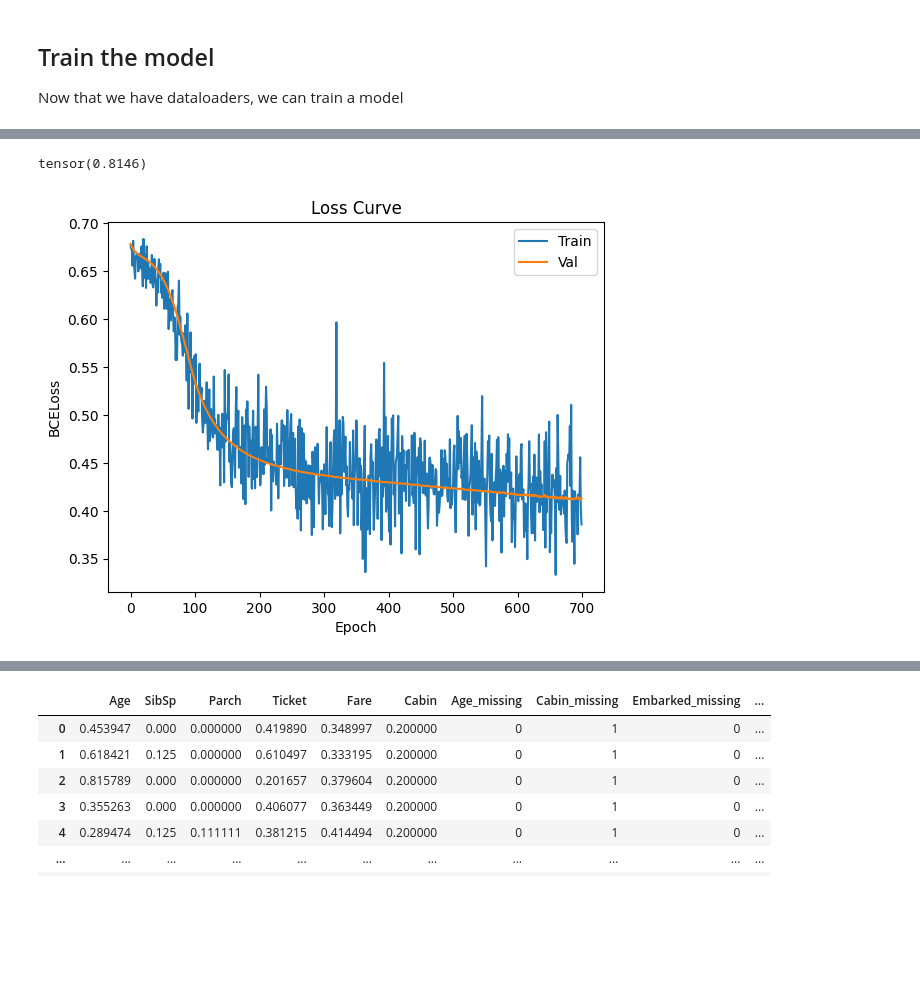
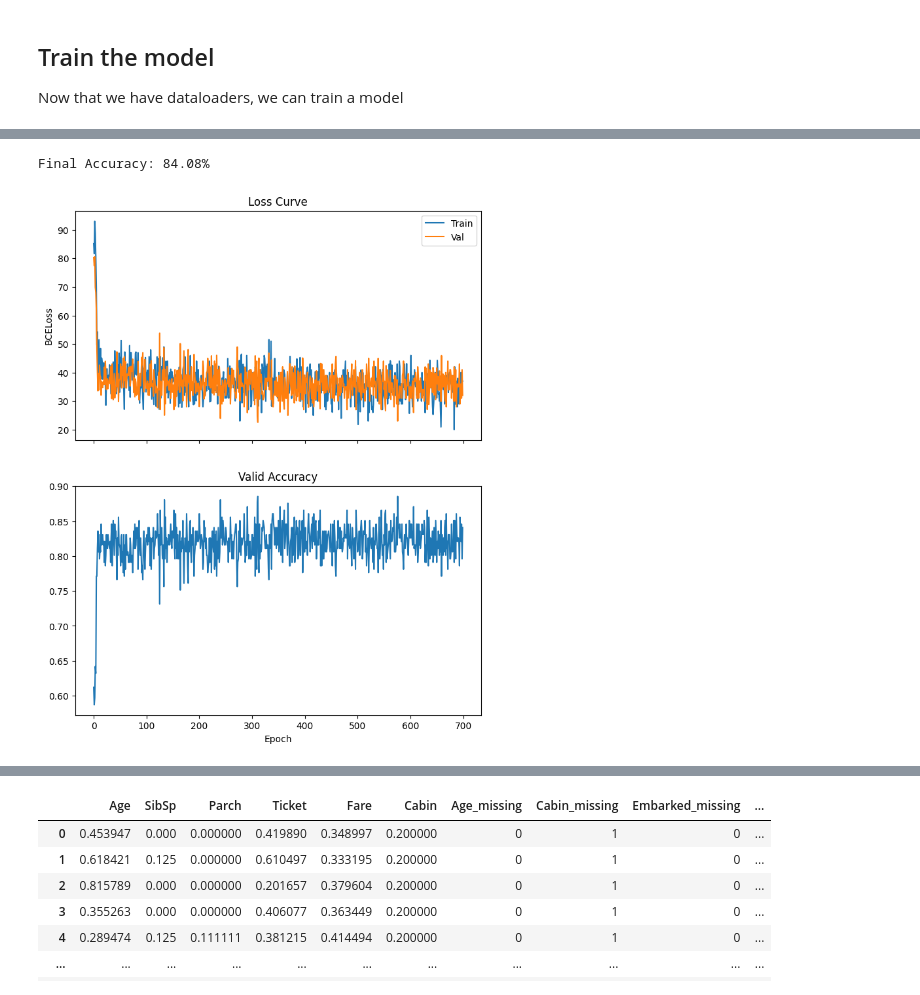
Before and after one commit to Daynil/course22, a Jupyter notebook: 04-titanic-experiments.ipynb, the cells around one changed output, grey strips where cells are left out. Cells and saved outputs as stored; diff of their text form; code cells hidden in the pictures; blank space fills up the shorter version.

Commit message:
multi class and regression model tested works

```diff
--- a/04-titanic-experiments.ipynb
+++ b/04-titanic-experiments.ipynb
@@ -271,3 +273,19 @@ df_clean
 ## Train the model
 
 Now that we have dataloaders, we can train a model
+# %%
+# For quicker iteration, all setup steps here
+df = pd.read_csv(path/"train.csv")
+df = normalize_data(clean_data(df))
+
+trn_split, val_split = fai_tab.RandomSplitter(seed=42)(df)
+train_dataloader = DataLoader(
+    TitanicDataset(df.iloc[trn_split, :]),
+    batch_size=256,
+    shuffle=True
+)
+val_dataloader = DataLoader(
+    TitanicDataset(df.iloc[trn_split, :]),
+    batch_size=256,
+    shuffle=True
+)
@@ -274,8 +310,7 @@ Now that we have dataloaders, we can train a model
 # %%
 # All but the target column are features
-num_features = len(df_clean.columns) - 1
+num_features = len(df.columns) - 1
 epochs = 700
-
 
 # More or less replicates fastai's 10, 10, but they seem to have other stuff
 # I don't know about yet, like BatchNorm1d and Dropout in addition to  Linear
@@ -289,7 +324,18 @@ model = torch.nn.Sequential(
     torch.nn.Sigmoid()
 )
 
-loss_fn = torch.nn.BCELoss()
+def loss_fn(Xb: torch.Tensor, yb: torch.Tensor):
+    """
+    Mean absolute error trains the model pretty much as well as BCELoss.
+    Takes many more epochs to train.
+    Changing mean to sum makes it train much faster with the same result.
+    However, final accuracy is more volatile than BCELoss (ranges from 75% - 85%)
+    """
+    # return (Xb - yb).abs().mean()
+    return (Xb - yb).abs().sum()
+
+# loss_fn = torch.nn.BCELoss()
+# loss_fn = manual_loss
 optim = torch.optim.SGD(model.parameters(), lr=0.05)
 # optim = torch.optim.AdamW(model.parameters(), lr=0.01)
 
@@ -302,41 +348,49 @@ def train_loop(Xb: torch.Tensor, yb: torch.Tensor):
     acc = ((preds > 0.5) == yb.unsqueeze(dim=1)).float().mean()
 
     loss.backward()
     optim.step()
     optim.zero_grad()
 
     return loss, acc
 
 def valid_loop(Xb: torch.Tensor, yb: torch.Tensor):
     preds = model(Xb)
     loss = loss_fn(preds, yb.view(-1,1))
     acc = ((preds > 0.5) == yb.unsqueeze(dim=1)).float().mean()
     return loss, acc
 
 
 for epoch in range(epochs):
     model.train()
     for Xb, yb in train_dataloader:
         loss, acc = train_loop(Xb, yb)
 
     losses_trn.append(loss.item())
 
     model.eval()
     with torch.inference_mode():
         for Xb, yb in val_dataloader:
             loss, acc = valid_loop(Xb, yb)
 
     losses_val.append(loss.item())
-    # accs.append(acc)
+    accs.append(acc)
 
-plt.plot(losses_trn, label='Train')
-plt.plot(losses_val, label='Val')
-plt.legend()
-plt.title('Loss Curve')
-plt.xlabel('Epoch')
-plt.ylabel('BCELoss')
-# plt.plot(accs)
-print(acc)
+fig, (ax0, ax1) = plt.subplots(nrows=2, ncols=1, sharex=True, figsize=(8,10))
+ax0.plot(losses_trn, label='Train')
+ax0.plot(losses_val, label='Val')
+ax0.legend()
+ax0.set(
+    title='Loss Curve',
+    ylabel='BCELoss'
+)
+
+ax1.plot(accs)
+ax1.set(
+    title='Valid Accuracy',
+    xlabel='Epoch'
+);
+
+print(f'Final Accuracy: {acc.item()*100:.2f}%')
 # %% [output]
-tensor(0.8146)
+Final Accuracy: 84.08%
-[figure, old version]
+[figure, new version]
```
Also changed, not shown: parts of 10 cells of this notebook.
